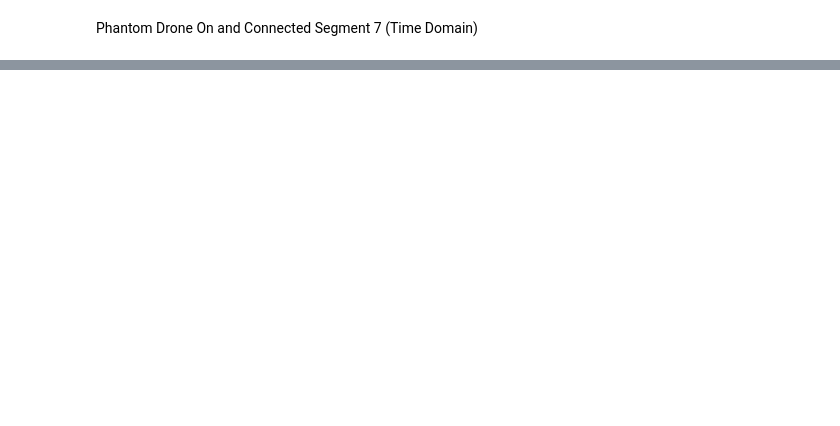
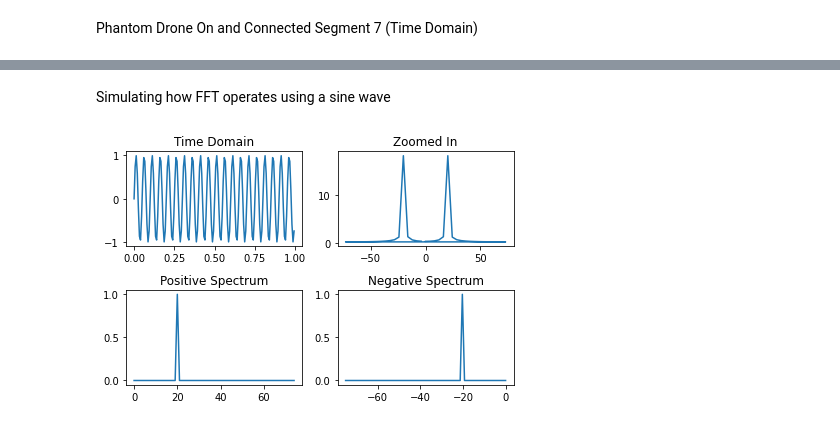
Before and after one commit to jax79sg/signals, a Jupyter notebook: DroneRF/EDA-droneRF-dataset.ipynb, the cells around one changed output, grey strips where cells are left out. Cells and saved outputs as stored; diff of their text form; code cells hidden in the pictures; blank space fills up the shorter version.

```diff
--- a/DroneRF/EDA-droneRF-dataset.ipynb
+++ b/DroneRF/EDA-droneRF-dataset.ipynb
@@ -282,0 +279,78 @@ FFT one RF segment
+# %% [markdown]
+Simulating how FFT operates using a sine wave
+# %%
+import numpy as np
+import matplotlib.pyplot as plt
+from numpy.fft import fft , fftfreq , ifft
+import scipy.fftpack as syfp
+
+Fs = 150
+t= np.arange(0,1,1/Fs)
+f = 20 # Hz
+
+x = np.sin(2*np.pi*20*t)#+0.5*np.sin(2*np.pi*40*t)+1.5*np.sin(2*np.pi*5*t)
+
+t = np.arange(0,1,1/Fs)
+t_zoomed= np.arange(0,0.5,1/Fs)
+
+n = np.size(t)
+n_zoomed = np.size(t_zoomed)
+
+
+fr_positive = (Fs/2)*np.linspace(0,1,n//2)
+fr_negative =(Fs/2)*np.linspace(0,-1,n//2)
+
+fft_fr = syfp.fftfreq(len(x[0:37]),1/Fs)
+
+#compute FFT
+x_fft =fft(x)
+x_m = (2/n)* abs(x_fft[0:np.size(fr_positive)])
+
+x_fft_zoomed =fft(x[0:37])
+
+'''
+plt.subplot(2,1,1)
+plt.plot(t,x)
+plt.title("Sinsodial Signal Time domain")
+plt.xlabel('Time(s)')
+plt.ylabel('Amplitude')
+
+plt.subplot (2,1,1)
+plt.plot(fft_fr,np.abs(x_fft))
+plt.title("Positive Magnitude Spectrum")
+plt.xlabel('Positive Frequency(Hz)')
+plt.ylabel('Magnitude')
+
+
+plt.subplot (2,1,1)
+plt.plot(fr_positive,x_m)
+plt.title("Positive Magnitude Spectrum")
+plt.xlabel('Positive Frequency(Hz)')
+plt.ylabel('Magnitude')
+
+plt.subplot (2,1,2)
+plt.plot(fr_negative,x_m)
+plt.title("Negative Magnitude Spectrum")
+plt.xlabel('Negative Frequency(Hz)')
+plt.ylabel('Magnitude')
+'''
+
+fig, axs = plt.subplots(2,2)
+
+axs[0][0].plot(t,x)
+axs[0][0].set_title('Time Domain')
+
+axs[0][1].plot(fft_fr,np.abs(x_fft_zoomed))
+axs[0][1].set_title('Zoomed In')
+
+
+axs[1][0].plot(x_m)
+axs[1][0].set_title('Positive Spectrum')
+
+axs[1][1].plot(fr_negative,x_m)
+axs[1][1].set_title('Negative Spectrum')
+
+
+plt.tight_layout()
+# %% [output]
+[figure, added]
```
Also changed, not shown: parts of 42 cells of this notebook, 51 other files.
